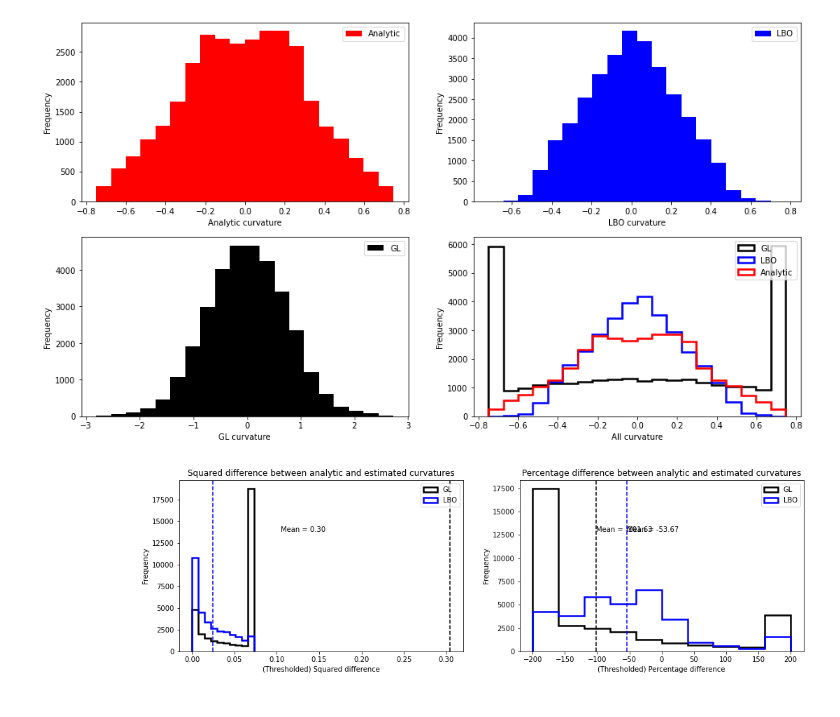
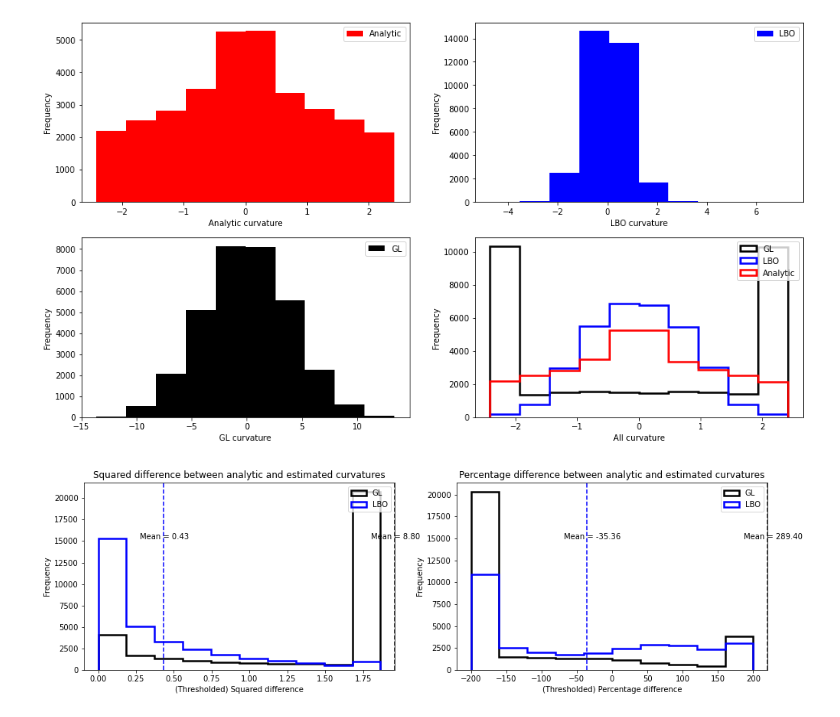
Before and after one commit to jackt3/igl_testing, a Jupyter notebook: visualise_lap_results.ipynb, the cells around one changed output. Saved outputs shown, nothing was run; the diff lists cells and outputs as text; code cells hidden in the pictures.

Commit message:
Update demo notebook
Later cells in the notebook successfully refresh if a change is made to
the interactive plot.

Also some layout changes.

```diff
--- a/visualise_lap_results.ipynb
+++ b/visualise_lap_results.ipynb
@@ -19,7 +20,11 @@ def abs_percentage_difference(x, y):
     return np.abs((x-y / y) * 100)
 # %%
 # load surface
-surface_name = '/home/ibmeuser/Documents/Data/hcp-asl/HCP_asl_min_req_mean_16_onsurface/HCA6002236/T1w/fsaverage_LR32k/HCA6002236_V1_MR.L.inflated.32k_fs_LR.surf.gii'
+surface_name = '/home/ibmeuser/Documents/Data/hcp-asl/HCP_asl_min_req_mean_16_onsurface/HCA6002236/T1w/fsaverage_LR32k/HCA6002236_V1_MR.L.midthickness.32k_fs_LR.surf.gii'
 surface = nb.load(surface_name)
 v, f = surface.agg_data()
+
+# evaluate lbo and gl operators
+lbo = igl_testing.testing_igl.get_lbo(v, f, area_type='voronoi')
+gl = igl_testing.testing_igl.get_graph_laplacian(f)
 # %%
@@ -39,7 +67,7 @@ def func_and_curv(surface_name, func, s):
 # evaluate function at each vertex
 functions = [*igl_testing.functions.FUNCS.keys()]
 function_plot = interactive(
-    func_and_curv,
+    eval_func,
     surface_name=fixed(surface_name),
     func=widgets.Dropdown(options=functions, description='Function'),
     s=FloatSlider(min=0.1, max=1.5, step=0.1, value=0.75, continuous_update=False, description='Speed')
@@ -102,6 +144,8 @@ mp.subplot(v, f, c=clipped_perc_diff_gl, s=[1, 3, 1], data=perc_diff_plots)
 # %%
 # show histograms of raw values
-nbins = 20
+curv_min, curv_max = curve_plot.result
+clipped_lbo_u, clipped_gl_u = [np.clip(curv, curv_min, curv_max) for curv in (lbo_u, gl_u)]
+nbins = 10
 colours = ('r', 'b', 'k')
 labels = ('Analytic', 'LBO', 'GL', 'All')
 fig, axs = plt.subplots(2, 2, figsize=(16, 9))
@@ -117,40 +161,56 @@ for ax, label, curv, colour in zip(axs.reshape(-1,),
     ax.set_ylabel("Frequency")
     ax.legend()
 # %% [output]
-[figure, old version]
+[figure, new version]
 # %%
 # summary statistics
 mean_sq_err_lbo = sq_diff_lbo.mean()
 mean_sq_err_gl = sq_diff_gl.mean()
 mean_perc_diff_lbo = perc_diff_lbo.mean()
 mean_perc_diff_gl = perc_diff_gl.mean()
 
 # show histograms of metrics
 nbins = 10
+perc_offset = 7.5
 colours = ('b', 'k')
 labels = ('LBO', 'GL')
 metrics = ('Squared difference', 'Percentage difference')
 metric_diffs = (
     (clipped_sq_diff_lbo, clipped_sq_diff_gl),
     (clipped_perc_diff_lbo, clipped_perc_diff_gl)
 )
 summary_stats = (
     (mean_sq_err_lbo, mean_sq_err_gl),
     (mean_perc_diff_lbo, mean_perc_diff_gl)
 )
 fig, axs = plt.subplots(1, 2, figsize=(16, 4.5))
 for ax, metric, diffs, summary in zip(axs, metrics, metric_diffs, summary_stats):
     # unpacking
     diff_lbo, diff_gl = diffs
     texts = [f"Mean = {sum_stat:.2f}" for sum_stat in summary]
     # plot
     ax.hist((diff_lbo, diff_gl), nbins, color=colours, label=labels, histtype='step', stacked=False, fill=False, linewidth=2.5)
+    x_range = ax.get_xlim()
+    offset = (perc_offset / 100) * (x_range[1] - x_range[0])
+    # print summary statistics
     for sum_stat, colour, text in zip(summary, colours, texts):
-        ax.axvline(sum_stat, color=colour, linestyle="--")
-        ax.annotate(text, xy=(sum_stat-0.2, 0.7*ax.get_ylim()[1]), xycoords='data')
+        # check if sum_stat is in axis range
+        in_range = np.logical_and(sum_stat>x_range[0], sum_stat<x_range[1])
+        if not in_range:
+            if sum_stat < x_range[0]:
+                x_pos = x_range[0]
+                txt_pos = x_pos + offset
+            else:
+                x_pos = x_range[1]
+                txt_pos = x_pos - offset
+        else:
+            x_pos = sum_stat
+            txt_pos = x_pos - offset
+        ax.axvline(x_pos, color=colour, linestyle="--")
+        ax.annotate(text, xy=(txt_pos, 0.7*ax.get_ylim()[1]), xycoords='data')
     ax.set_xlabel(f"(Thresholded) {metric}")
     ax.set_ylabel("Frequency")
     ax.set_title(f"{metric} between analytic and estimated curvatures")
     ax.legend(loc=1)
 # %% [output]
-[figure, old version]
+[figure, new version]
```
Also changed, not shown: parts of 11 cells of this notebook.
